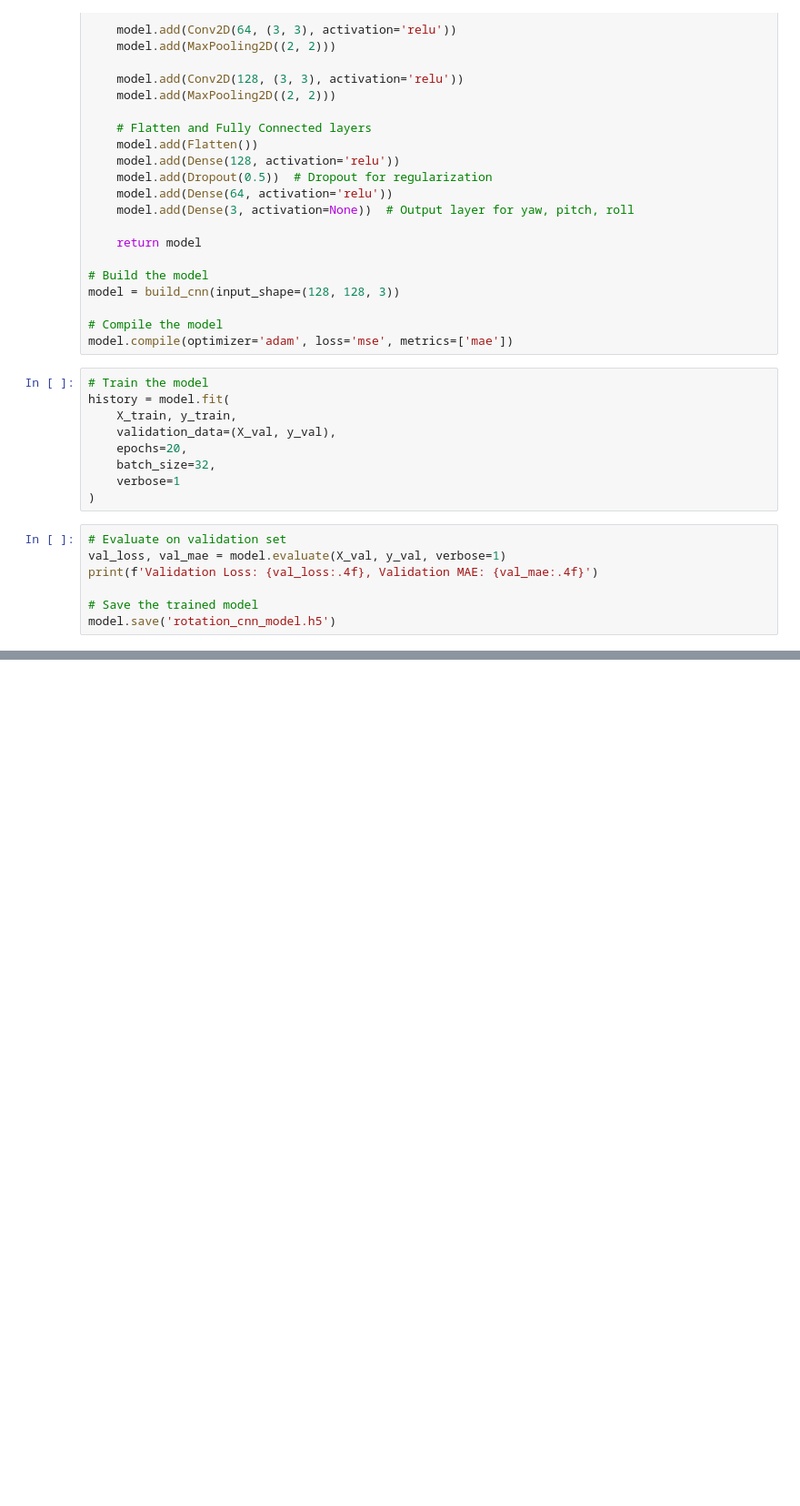
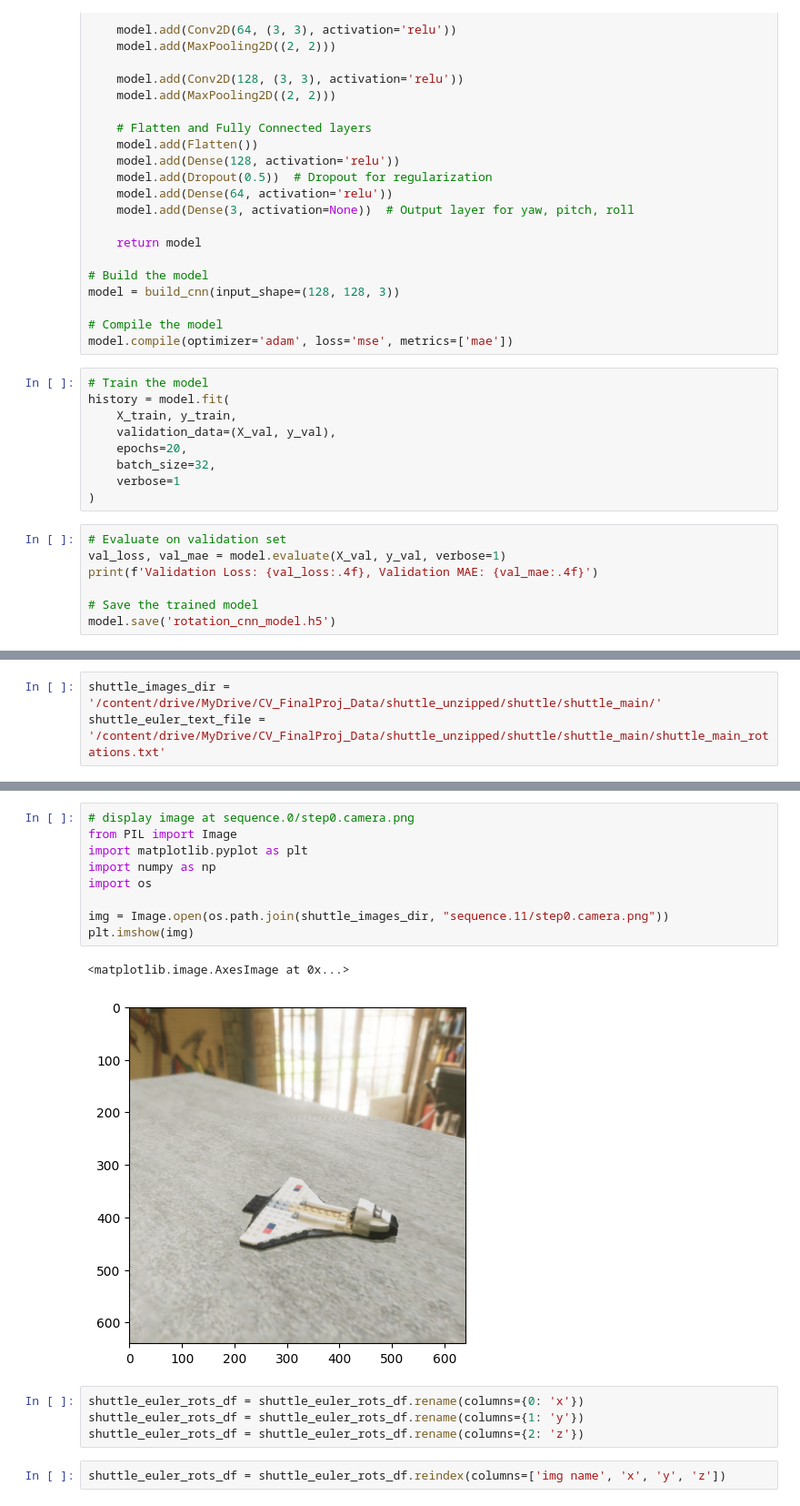
Before and after one commit to elan-wilkinson/OrientationDetectionLegoAerospaceAssembly, a Jupyter notebook: Main.ipynb, the cells around one changed output, grey strips where cells are left out. Shown at 91% size. Saved outputs shown, nothing was run; the diff lists cells and outputs as text; blank space fills up the shorter version.

```diff
--- a/Main.ipynb
+++ b/Main.ipynb
@@ -1206,0 +1211,3 @@ model.save('rotation_cnn_model.h5')
+# %%
+shuttle_images_dir = '/content/drive/MyDrive/CV_FinalProj_Data/shuttle_unzipped/shuttle/shuttle_main/'
+shuttle_euler_text_file = '/content/drive/MyDrive/CV_FinalProj_Data/shuttle_unzipped/shuttle/shuttle_main/shuttle_main_rotations.txt'
@@ -1206,0 +1255,18 @@ model.save('rotation_cnn_model.h5')
+# %%
+# display image at sequence.0/step0.camera.png
+from PIL import Image
+import matplotlib.pyplot as plt
+import numpy as np
+import os
+
+img = Image.open(os.path.join(shuttle_images_dir, "sequence.11/step0.camera.png"))
+plt.imshow(img)
+# %% [output]
+<matplotlib.image.AxesImage at 0x...>
+[figure, added]
+# %%
+shuttle_euler_rots_df = shuttle_euler_rots_df.rename(columns={0: 'x'})
+shuttle_euler_rots_df = shuttle_euler_rots_df.rename(columns={1: 'y'})
+shuttle_euler_rots_df = shuttle_euler_rots_df.rename(columns={2: 'z'})
+# %%
+shuttle_euler_rots_df = shuttle_euler_rots_df.reindex(columns=['img name', 'x', 'y', 'z'])
```
Also changed, not shown: parts of 26 cells of this notebook.
